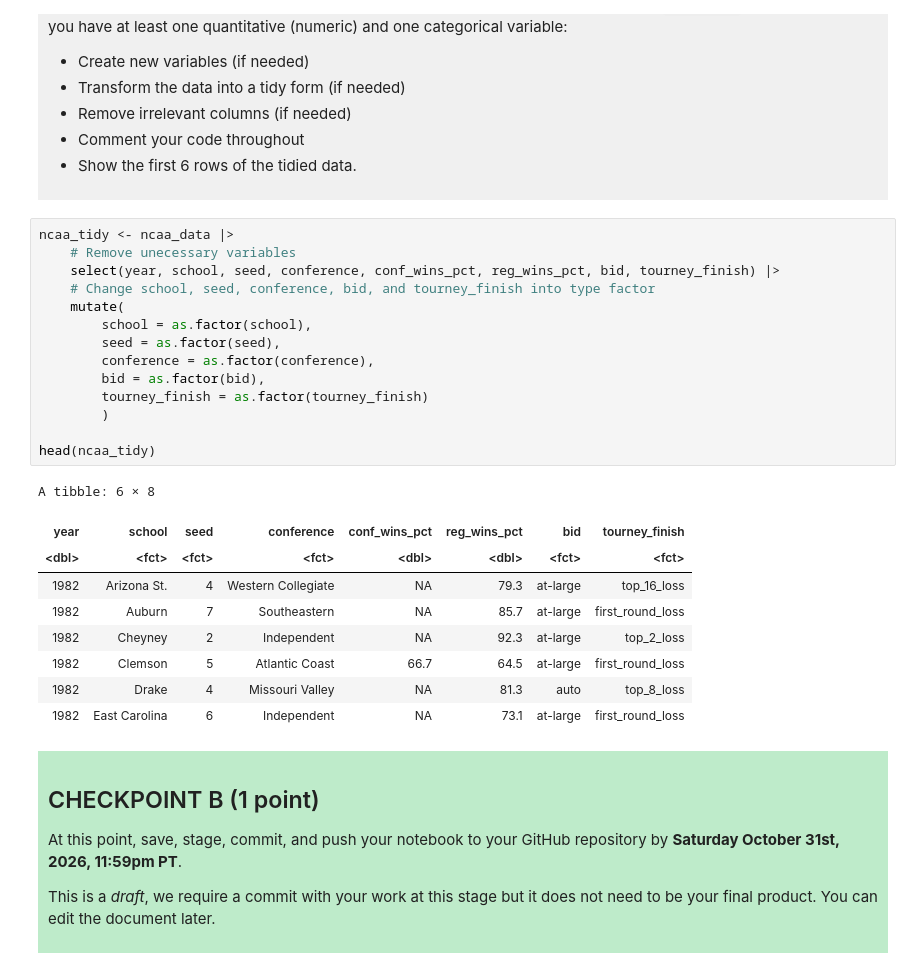
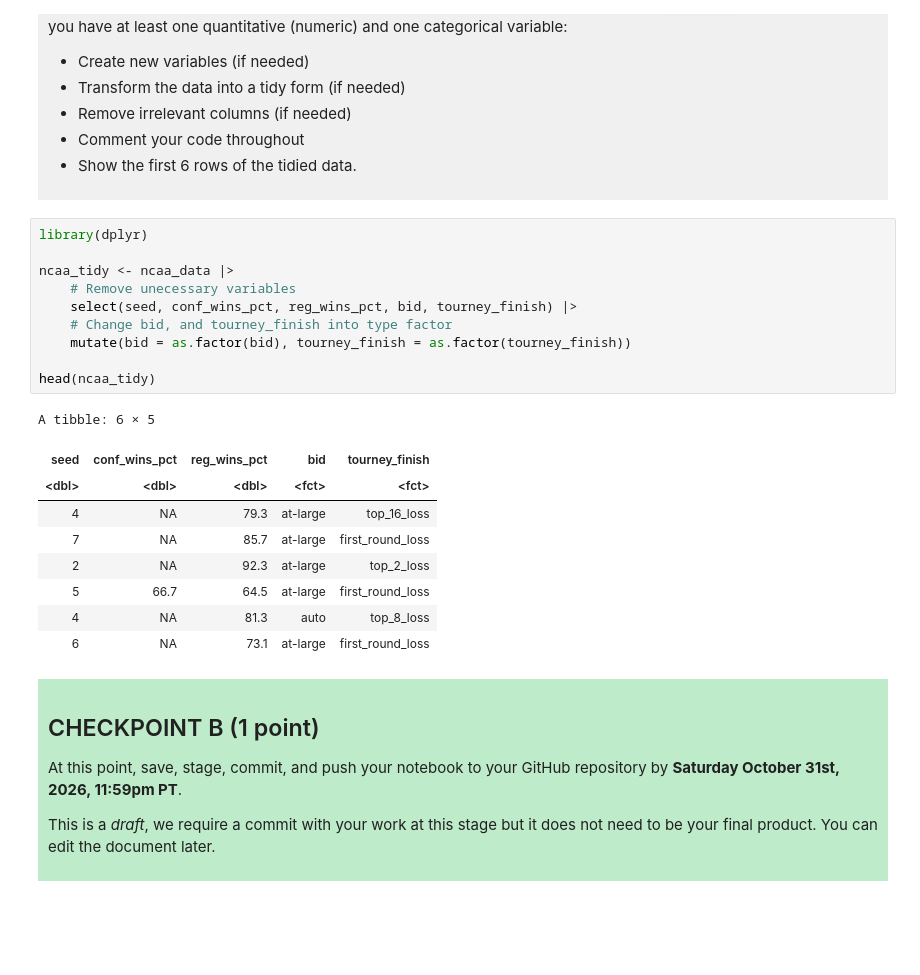
Before and after one commit to chriswu-dsci100/dsci-100-project-chris-wu, a Jupyter notebook: dsci-100-project-notebook.ipynb, the cells around one changed output. Saved outputs shown, nothing was run; the diff lists cells and outputs as text; blank space fills up the shorter version.

```diff
--- a/dsci-100-project-notebook.ipynb
+++ b/dsci-100-project-notebook.ipynb
@@ -208,29 +218,25 @@ Produce a tidy data set that could be used to answer your research question usin
 
 </div>
 # %%
+library(dplyr)
+
 ncaa_tidy <- ncaa_data |>
     # Remove unecessary variables
-    select(year, school, seed, conference, conf_wins_pct, reg_wins_pct, bid, tourney_finish) |>
-    # Change school, seed, conference, bid, and tourney_finish into type factor
-    mutate(
-        school = as.factor(school),
-        seed = as.factor(seed),
-        conference = as.factor(conference),
-        bid = as.factor(bid),
-        tourney_finish = as.factor(tourney_finish)
-        )
+    select(seed, conf_wins_pct, reg_wins_pct, bid, tourney_finish) |>
+    # Change bid, and tourney_finish into type factor
+    mutate(bid = as.factor(bid), tourney_finish = as.factor(tourney_finish))
 
 head(ncaa_tidy)
 # %% [output]
-A tibble: 6 × 8
+A tibble: 6 × 5
-| year | school | seed | conference | conf_wins_pct | reg_wins_pct | bid | tourney_finish |
-| <dbl> | <fct> | <fct> | <fct> | <dbl> | <dbl> | <fct> | <fct> |
-| 1982 | Arizona St. | 4 | Western Collegiate | NA | 79.3 | at-large | top_16_loss |
-| 1982 | Auburn | 7 | Southeastern | NA | 85.7 | at-large | first_round_loss |
-| 1982 | Cheyney | 2 | Independent | NA | 92.3 | at-large | top_2_loss |
-| 1982 | Clemson | 5 | Atlantic Coast | 66.7 | 64.5 | at-large | first_round_loss |
-| 1982 | Drake | 4 | Missouri Valley | NA | 81.3 | auto | top_8_loss |
-| 1982 | East Carolina | 6 | Independent | NA | 73.1 | at-large | first_round_loss |
+| seed | conf_wins_pct | reg_wins_pct | bid | tourney_finish |
+| <dbl> | <dbl> | <dbl> | <fct> | <fct> |
+| 4 | NA | 79.3 | at-large | top_16_loss |
+| 7 | NA | 85.7 | at-large | first_round_loss |
+| 2 | NA | 92.3 | at-large | top_2_loss |
+| 5 | 66.7 | 64.5 | at-large | first_round_loss |
+| 4 | NA | 81.3 | auto | top_8_loss |
+| 6 | NA | 73.1 | at-large | first_round_loss |
 # %% [markdown]
 <div style="background-color: #beebca; padding: 10px;">
 
```
Also changed, not shown: parts of 1 cell of this notebook.
